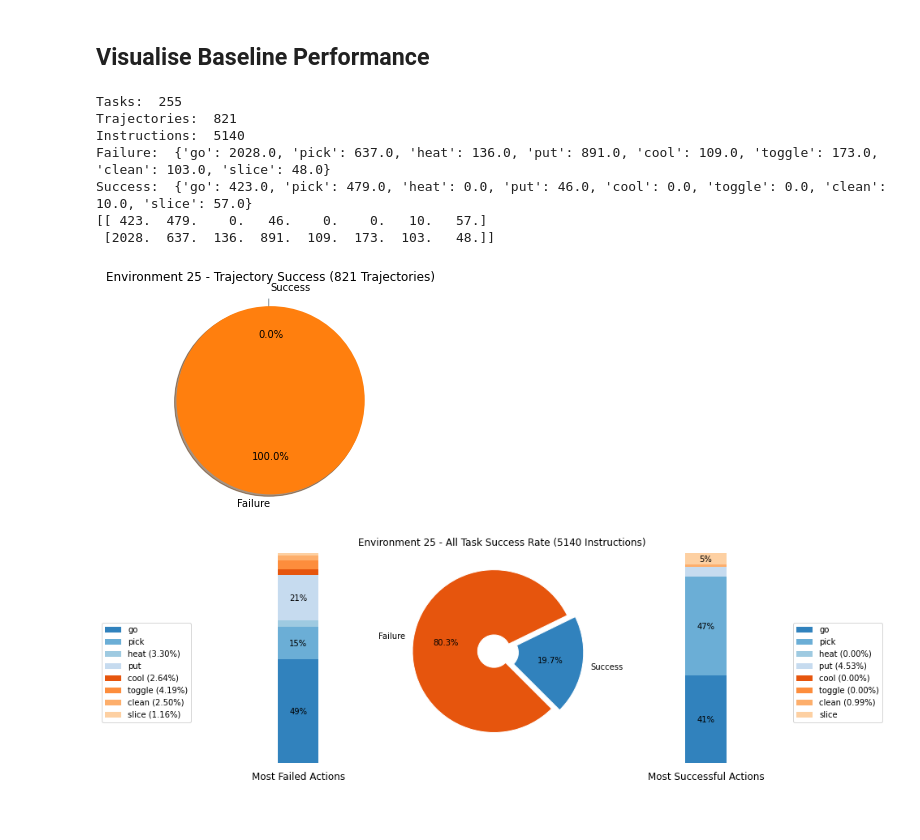
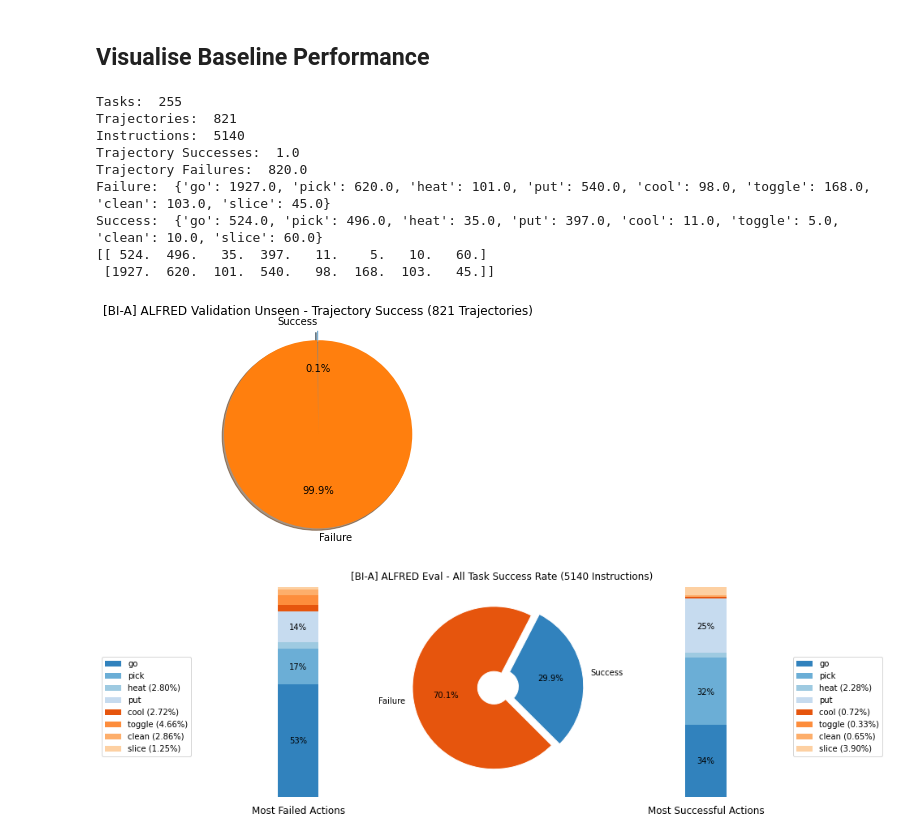
Before and after one commit to Riordan-DC/honours_research_repo, a Jupyter notebook: Baseline_Instructor.ipynb, the cells around one changed output. Saved outputs shown, nothing was run; the diff lists cells and outputs as text; code cells hidden in the pictures.

```diff
--- a/Baseline_Instructor.ipynb
+++ b/Baseline_Instructor.ipynb
@@ -143,7 +140,7 @@ task_number = 0
 
 # Experiment Log
 if debug_log:
-    debug_log_file = open('baseline_debug_log.tsv', 'w')
+    debug_log_file = open('[BI-A] baseline_debug_log.tsv', 'w')
     debug_log_file.write("scene \t instruction \t expected_object \t expected_affordance \t actual_object \t actual_affordance \t success\n")
 
 # run for each instruction in a task
@@ -191,19 +188,6 @@ for task in subset:
             env.graph.to_pickle(environment_file)
             print('Done')
 
-        ###########################################################
-        # The following continue statement is here to make sure all
-        # we are doing is exploring environments for caching.
-        # Exploring and then using those graphs could (should) cause
-        # this script to crash right now. So instead ill just explore
-        # then once that is done I will fix the crash code where we
-        # use the graph. Since the graphs will be cached testing
-        # will be quicker!
-        ###########################################################
-        #continue
-        #draw_graph(env.graph)
-        #assert False
-
         complete_trajectory = True
 
         if not valid_trajectory(env, traj):
@@ -221,6 +205,9 @@ for task in subset:
                 print('-----> Instruction %d / %d' % (inst_idx + 1, len(traj['instructions'])))
 
             target_object = instruction['argument_1']
+            if not instruction['argument_2'] == '<unk>': # ALFRED PutObject actions receptical as argument_2.
+                target_object = instruction['argument_2']
+
             target_affordance = instruction['action']
 
             if debug_instructions:
@@ -237,12 +224,10 @@ for task in subset:
 
                 # run the policy network
                 target = torch.tensor(target_embedding, dtype=torch.float).to(device)
-                #logits = model(env.graph._torch_graph.to(device), target).t()
                 logits, max_affordances = model(object_smooth_graph, target)
-                logits = logits.t()
 
                 # we only care about the affordance nodes, so set the logits of all other nodes to something very small
-                mask = torch.tensor(env.graph._torch_affordance_mask==0, dtype=torch.bool).view(1,-1).to(device)
+                mask = torch.tensor(env.graph._torch_affordance_mask==0, dtype=torch.bool).to(device)
                 logits[mask] = -1000
 
                 # Debug model scores
@@ -357,13 +344,15 @@ save_figures = True
 # Trajectory pie chart
 traj_success_count = sum(trajectory_success)
 traj_fail_count = len(trajectory_success) - traj_success_count
+print('Trajectory Successes: ', traj_success_count)
+print('Trajectory Failures: ', traj_fail_count)
 fig1, ax1 = plt.subplots()
 ax1.pie([traj_success_count, traj_fail_count], explode=(0.0,0.1), labels=['Success','Failure'], autopct='%1.1f%%',
         shadow=True, startangle=90)
 ax1.axis('equal')  # Equal aspect ratio ensures that pie is drawn as a circle.
-ax1.set(title='Environment 25 - Trajectory Success (%d Trajectories)' % len(trajectory_success))
+ax1.set(title='[BI-A] ALFRED Validation Unseen - Trajectory Success (%d Trajectories)' % len(trajectory_success))
 if save_figures:
-    plt.savefig('Environment 25 - Trajectory Success.png', dpi=300, bbox_inches='tight')
+    plt.savefig('[BI-A] ALFRED Validation Unseen - Trajectory Success.png', dpi=300, bbox_inches='tight')
 
 # Instruction pie and bar chart
 action_failure = {}
@@ -430,43 +419,45 @@ ax1.set_xlim(- 2.5 * width, 2.5 * width)
 ax2.pie(vals.sum(axis=1), explode=(0.0,0.1), labels=('Success', 'Failure'), autopct='%1.1f%%',
         shadow=False, startangle=-45, radius=1., colors=pie_colors, wedgeprops=dict(width=0.8, edgecolor='w'))
 
-ax2.set(title='Environment 25 - All Task Success Rate (%d Instructions)' % len(success))
+ax2.set(title='[BI-A] ALFRED Eval - All Task Success Rate (%d Instructions)' % len(success))
 
 # bar chart parameters
 xpos = 0
 bottom = 0
 ratios = [i / succ_sum for i in vals[0]] #Success values
 width = .2
 
 for j in range(len(ratios)):
     height = ratios[j]
     ax3.bar(xpos, height, width, bottom=bottom, color=bar_colors[j], ecolor='w')
     ypos = bottom + ax3.patches[j].get_height() / 2.
     bottom += height
     if ratios[j] > 0.05:
         ax3.text(xpos, ypos - 0.015, "%d%%" % (ax3.patches[j].get_height() * 100),
                  ha='center')
     else:
         action_list[j] = "{} ({:.2f}%)".format(action_list[j], ratios[j] * 100.0)
 
 ax3.set_title('Most Successful Actions', y=-0.1)
 ax3.legend(action_list, bbox_to_anchor=(1,0.25), loc="lower right",  bbox_transform=fig.transFigure)
 ax3.axis('off')
 ax3.set_xlim(- 2.5 * width, 2.5 * width)
 
 #plt.tight_layout()
 if save_figures:
-    plt.savefig('dotnet-environment25-instructions-success.png', dpi=300, bbox_inches='tight')
+    plt.savefig('[BI-A] ALFRED_Eval-instructions-success.png', dpi=300, bbox_inches='tight')
 # %% [output]
 Tasks:  255
 Trajectories:  821
 Instructions:  5140
-Failure:  {'go': 2028.0, 'pick': 637.0, 'heat': 136.0, 'put': 891.0, 'cool': 109.0, 'toggle': 173.0, 'clean': 103.0, 'slice': 48.0}
-Success:  {'go': 423.0, 'pick': 479.0, 'heat': 0.0, 'put': 46.0, 'cool': 0.0, 'toggle': 0.0, 'clean': 10.0, 'slice': 57.0}
-[[ 423.  479.    0.   46.    0.    0.   10.   57.]
- [2028.  637.  136.  891.  109.  173.  103.   48.]]
+Trajectory Successes:  1.0
+Trajectory Failures:  820.0
+Failure:  {'go': 1927.0, 'pick': 620.0, 'heat': 101.0, 'put': 540.0, 'cool': 98.0, 'toggle': 168.0, 'clean': 103.0, 'slice': 45.0}
+Success:  {'go': 524.0, 'pick': 496.0, 'heat': 35.0, 'put': 397.0, 'cool': 11.0, 'toggle': 5.0, 'clean': 10.0, 'slice': 60.0}
+[[ 524.  496.   35.  397.   11.    5.   10.   60.]
+ [1927.  620.  101.  540.   98.  168.  103.   45.]]
-[figure, old version]
+[figure, new version]
-[figure, old version]
+[figure, new version]
 # %%
 # Instruction Length Bar Chart
 # Instruction length vs task success
```
Also changed, not shown: parts of 3 cells of this notebook, 5 other files.
